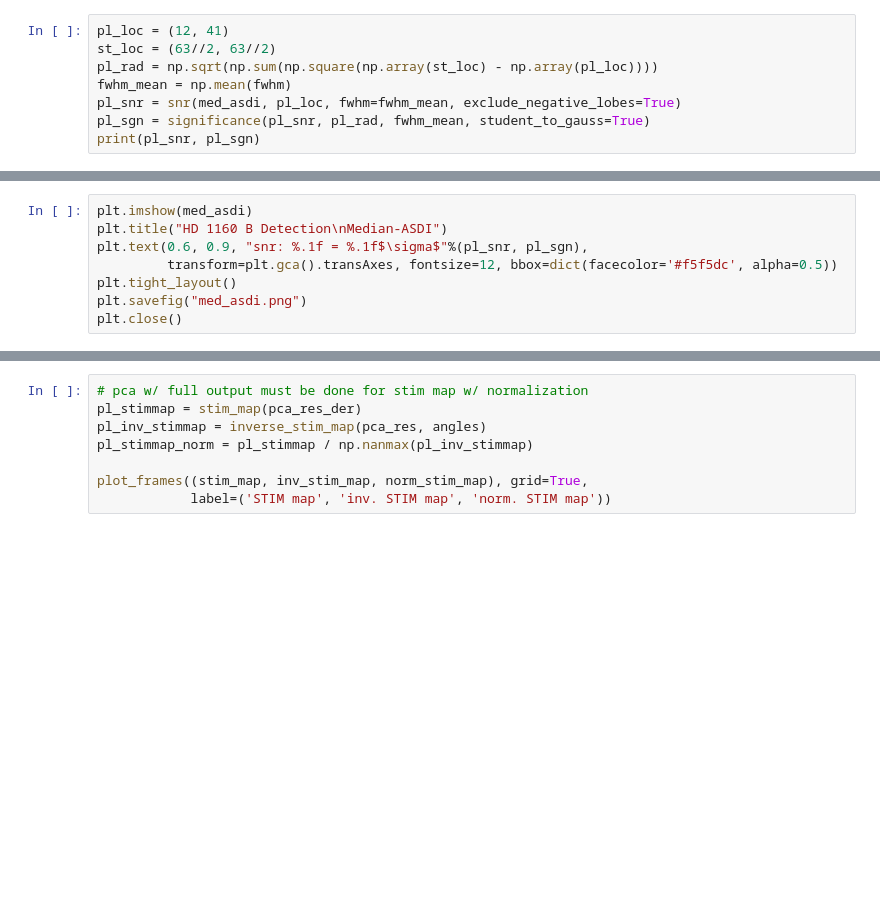
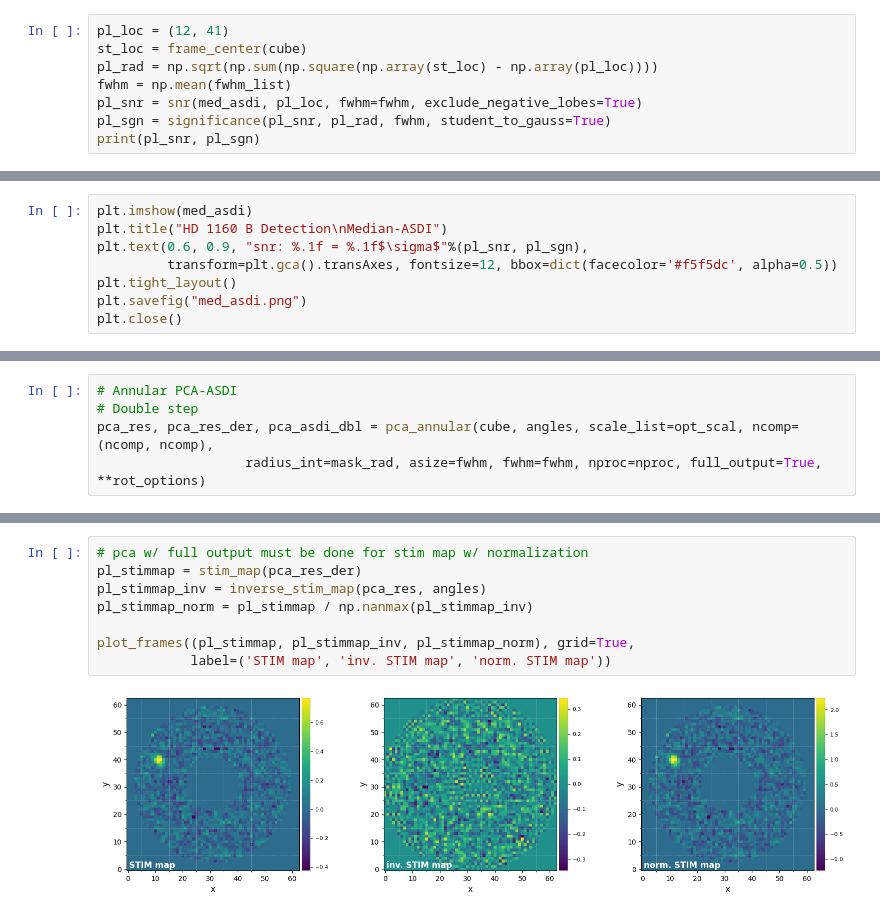
Before and after one commit to asatk/exoadi, a Jupyter notebook: redux_vip_3.ipynb, the cells around one changed output, grey strips where cells are left out. Drawn from its saved outputs; the diff is of its cells as text; blank space fills up the shorter version.

```diff
--- a/redux_vip_3.ipynb
+++ b/redux_vip_3.ipynb
@@ -117,8 +135,8 @@ med_asdi = median_sub(cube, angles, scale_list=opt_scal_med, flux_sc_list=opt_fl
 # %%
 pl_loc = (12, 41)
-st_loc = (63//2, 63//2)
+st_loc = frame_center(cube)
 pl_rad = np.sqrt(np.sum(np.square(np.array(st_loc) - np.array(pl_loc))))
-fwhm_mean = np.mean(fwhm)
-pl_snr = snr(med_asdi, pl_loc, fwhm=fwhm_mean, exclude_negative_lobes=True)
-pl_sgn = significance(pl_snr, pl_rad, fwhm_mean, student_to_gauss=True)
+fwhm = np.mean(fwhm_list)
+pl_snr = snr(med_asdi, pl_loc, fwhm=fwhm, exclude_negative_lobes=True)
+pl_sgn = significance(pl_snr, pl_rad, fwhm, student_to_gauss=True)
 print(pl_snr, pl_sgn)
@@ -167,0 +211,5 @@ algo_dict = {'ncomp': ncomp, 'imlib': 'opencv'}
+# %%
+# Annular PCA-ASDI
+# Double step
+pca_res, pca_res_der, pca_asdi_dbl = pca_annular(cube, angles, scale_list=opt_scal, ncomp=(ncomp, ncomp),
+                   radius_int=mask_rad, asize=fwhm, fwhm=fwhm, nproc=nproc, full_output=True, **rot_options)
@@ -184,11 +311,13 @@ pl_snrmap = snrmap(pp_cube, fwhm, plot=True, approximated=False)
 # %%
 # pca w/ full output must be done for stim map w/ normalization
 pl_stimmap = stim_map(pca_res_der)
-pl_inv_stimmap = inverse_stim_map(pca_res, angles)
-pl_stimmap_norm = pl_stimmap / np.nanmax(pl_inv_stimmap)
+pl_stimmap_inv = inverse_stim_map(pca_res, angles)
+pl_stimmap_norm = pl_stimmap / np.nanmax(pl_stimmap_inv)
 
-plot_frames((stim_map, inv_stim_map, norm_stim_map), grid=True,
+plot_frames((pl_stimmap, pl_stimmap_inv, pl_stimmap_norm), grid=True,
             label=('STIM map', 'inv. STIM map', 'norm. STIM map'))
+# %% [output]
+[figure, added]
 # %%
 # threshold stim map
 
```
Also changed, not shown: parts of 39 cells of this notebook, 5 other files.
